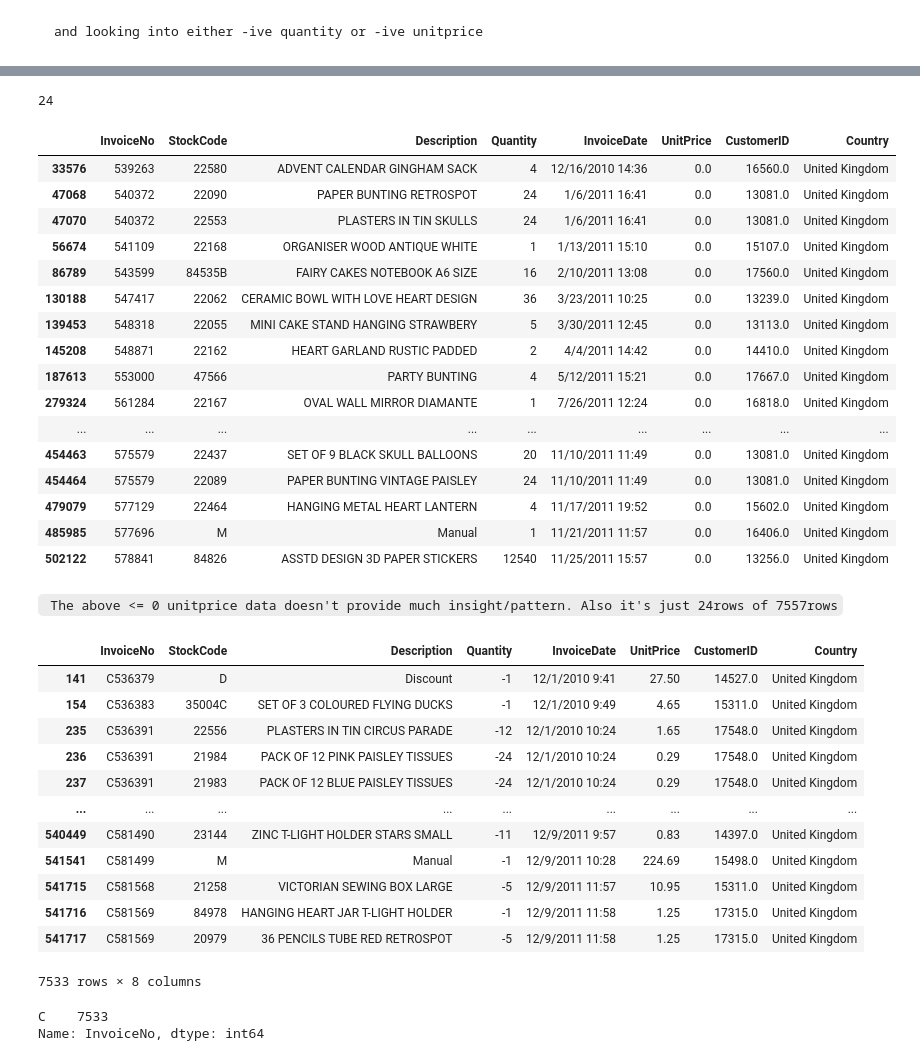
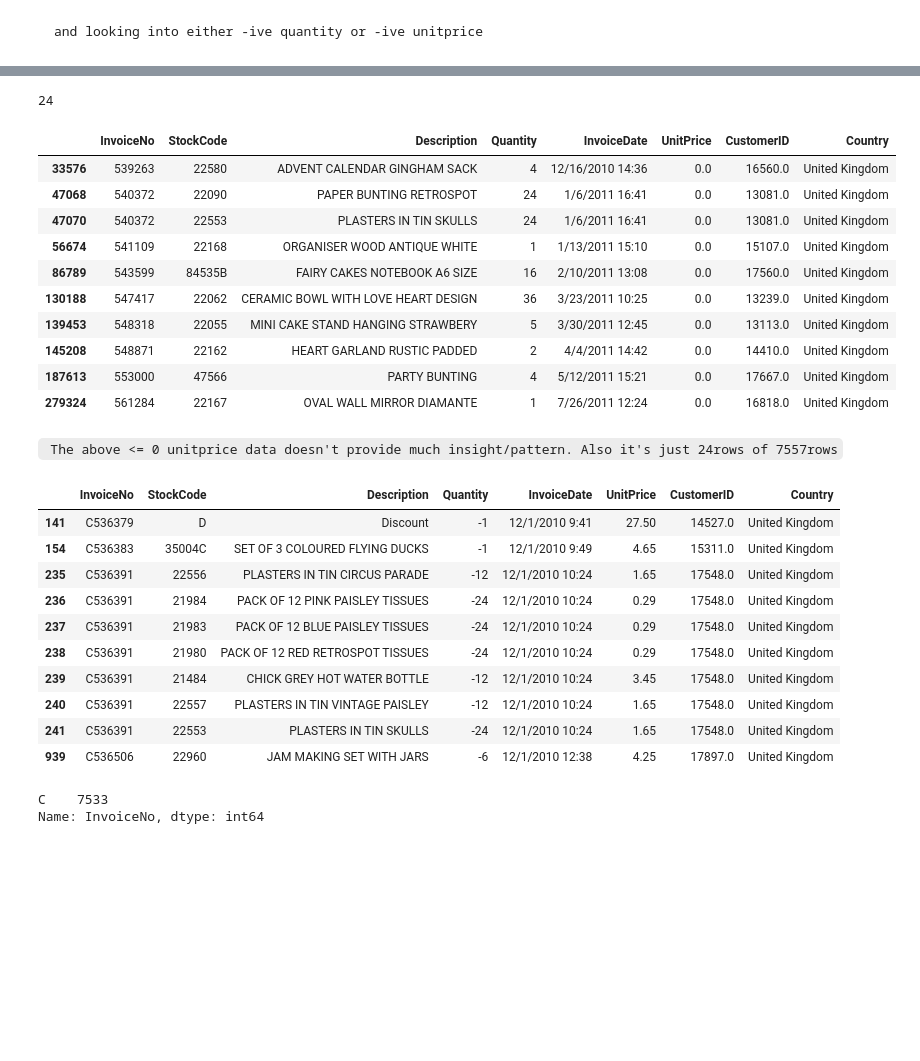
Before and after one commit to navitajain/navitajain.github.io, a Jupyter notebook: codes/Ecommerce_UserSegmentation.ipynb, the cells around one changed output, grey strips where cells are left out. Saved outputs shown, nothing was run; the diff lists cells and outputs as text; code cells hidden in the pictures; blank space fills up the shorter version.

````diff
--- a/codes/Ecommerce_UserSegmentation.ipynb
+++ b/codes/Ecommerce_UserSegmentation.ipynb
@@ -222,31 +189,25 @@ df_new.loc[(df_new['Quantity'] < 1) | (df_new['UnitPrice'] <= 0)]
 # %%
 u_p = df_new.loc[df_new['UnitPrice'] <= 0]
 print(len(u_p))
-u_p
+u_p.head(10)
 # %% [output]
 24
 |  | InvoiceNo | StockCode | Description | Quantity | InvoiceDate | UnitPrice | CustomerID | Country |
 | 33576 | 539263 | 22580 | ADVENT CALENDAR GINGHAM SACK | 4 | 12/16/2010 14:36 | 0.0 | 16560.0 | United Kingdom |
 | 47068 | 540372 | 22090 | PAPER BUNTING RETROSPOT | 24 | 1/6/2011 16:41 | 0.0 | 13081.0 | United Kingdom |
 | 47070 | 540372 | 22553 | PLASTERS IN TIN SKULLS | 24 | 1/6/2011 16:41 | 0.0 | 13081.0 | United Kingdom |
 | 56674 | 541109 | 22168 | ORGANISER WOOD ANTIQUE WHITE | 1 | 1/13/2011 15:10 | 0.0 | 15107.0 | United Kingdom |
 | 86789 | 543599 | 84535B | FAIRY CAKES NOTEBOOK A6 SIZE | 16 | 2/10/2011 13:08 | 0.0 | 17560.0 | United Kingdom |
 | 130188 | 547417 | 22062 | CERAMIC BOWL WITH LOVE HEART DESIGN | 36 | 3/23/2011 10:25 | 0.0 | 13239.0 | United Kingdom |
 | 139453 | 548318 | 22055 | MINI CAKE STAND HANGING STRAWBERY | 5 | 3/30/2011 12:45 | 0.0 | 13113.0 | United Kingdom |
 | 145208 | 548871 | 22162 | HEART GARLAND RUSTIC PADDED | 2 | 4/4/2011 14:42 | 0.0 | 14410.0 | United Kingdom |
 | 187613 | 553000 | 47566 | PARTY BUNTING | 4 | 5/12/2011 15:21 | 0.0 | 17667.0 | United Kingdom |
 | 279324 | 561284 | 22167 | OVAL WALL MIRROR DIAMANTE | 1 | 7/26/2011 12:24 | 0.0 | 16818.0 | United Kingdom |
-| ... | ... | ... | ... | ... | ... | ... | ... | ... |
-| 454463 | 575579 | 22437 | SET OF 9 BLACK SKULL BALLOONS | 20 | 11/10/2011 11:49 | 0.0 | 13081.0 | United Kingdom |
-| 454464 | 575579 | 22089 | PAPER BUNTING VINTAGE PAISLEY | 24 | 11/10/2011 11:49 | 0.0 | 13081.0 | United Kingdom |
-| 479079 | 577129 | 22464 | HANGING METAL HEART LANTERN | 4 | 11/17/2011 19:52 | 0.0 | 15602.0 | United Kingdom |
-| 485985 | 577696 | M | Manual | 1 | 11/21/2011 11:57 | 0.0 | 16406.0 | United Kingdom |
-| 502122 | 578841 | 84826 | ASSTD DESIGN 3D PAPER STICKERS | 12540 | 11/25/2011 15:57 | 0.0 | 13256.0 | United Kingdom |
 # %% [markdown]
 ``` The above <= 0 unitprice data doesn't provide much insight/pattern. Also it's just 24rows of 7557rows```
 # %%
 neg_q = df_new.loc[df_new['Quantity'] < 1]
-neg_q
+neg_q.head(10)
 # %% [output]
 |  | InvoiceNo | StockCode | Description | Quantity | InvoiceDate | UnitPrice | CustomerID | Country |
 | 141 | C536379 | D | Discount | -1 | 12/1/2010 9:41 | 27.50 | 14527.0 | United Kingdom |
@@ -254,13 +215,11 @@ neg_q
 | 235 | C536391 | 22556 | PLASTERS IN TIN CIRCUS PARADE | -12 | 12/1/2010 10:24 | 1.65 | 17548.0 | United Kingdom |
 | 236 | C536391 | 21984 | PACK OF 12 PINK PAISLEY TISSUES | -24 | 12/1/2010 10:24 | 0.29 | 17548.0 | United Kingdom |
 | 237 | C536391 | 21983 | PACK OF 12 BLUE PAISLEY TISSUES | -24 | 12/1/2010 10:24 | 0.29 | 17548.0 | United Kingdom |
-| ... | ... | ... | ... | ... | ... | ... | ... | ... |
-| 540449 | C581490 | 23144 | ZINC T-LIGHT HOLDER STARS SMALL | -11 | 12/9/2011 9:57 | 0.83 | 14397.0 | United Kingdom |
-| 541541 | C581499 | M | Manual | -1 | 12/9/2011 10:28 | 224.69 | 15498.0 | United Kingdom |
-| 541715 | C581568 | 21258 | VICTORIAN SEWING BOX LARGE | -5 | 12/9/2011 11:57 | 10.95 | 15311.0 | United Kingdom |
-| 541716 | C581569 | 84978 | HANGING HEART JAR T-LIGHT HOLDER | -1 | 12/9/2011 11:58 | 1.25 | 17315.0 | United Kingdom |
-| 541717 | C581569 | 20979 | 36 PENCILS TUBE RED RETROSPOT | -5 | 12/9/2011 11:58 | 1.25 | 17315.0 | United Kingdom |
+| 238 | C536391 | 21980 | PACK OF 12 RED RETROSPOT TISSUES | -24 | 12/1/2010 10:24 | 0.29 | 17548.0 | United Kingdom |
+| 239 | C536391 | 21484 | CHICK GREY HOT WATER BOTTLE | -12 | 12/1/2010 10:24 | 3.45 | 17548.0 | United Kingdom |
+| 240 | C536391 | 22557 | PLASTERS IN TIN VINTAGE PAISLEY | -12 | 12/1/2010 10:24 | 1.65 | 17548.0 | United Kingdom |
+| 241 | C536391 | 22553 | PLASTERS IN TIN SKULLS | -24 | 12/1/2010 10:24 | 1.65 | 17548.0 | United Kingdom |
+| 939 | C536506 | 22960 | JAM MAKING SET WITH JARS | -6 | 12/1/2010 12:38 | 4.25 | 17897.0 | United Kingdom |
-7533 rows × 8 columns
 # %%
 ## Negative Quantity InvoiceNo starts with 'C' ?
 neg_q['InvoiceNo'].astype(str).str[0].value_counts()
````
Also changed, not shown: parts of 8 cells of this notebook.
